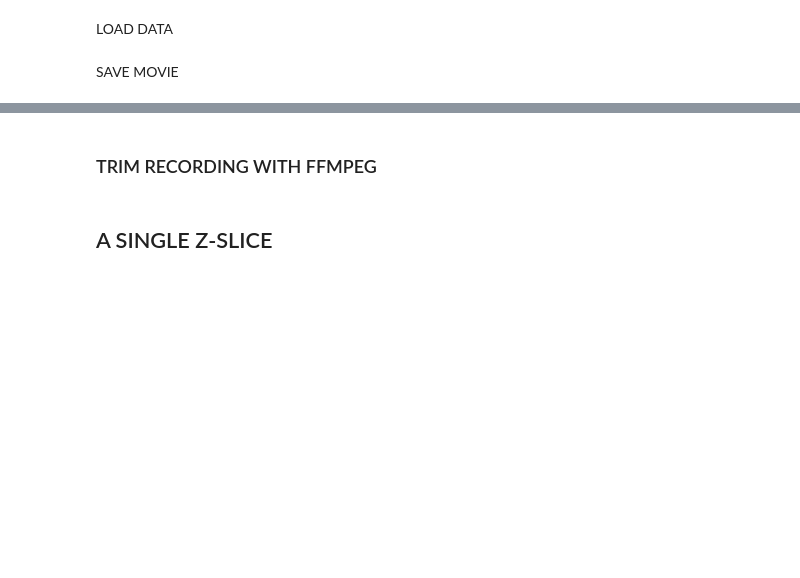
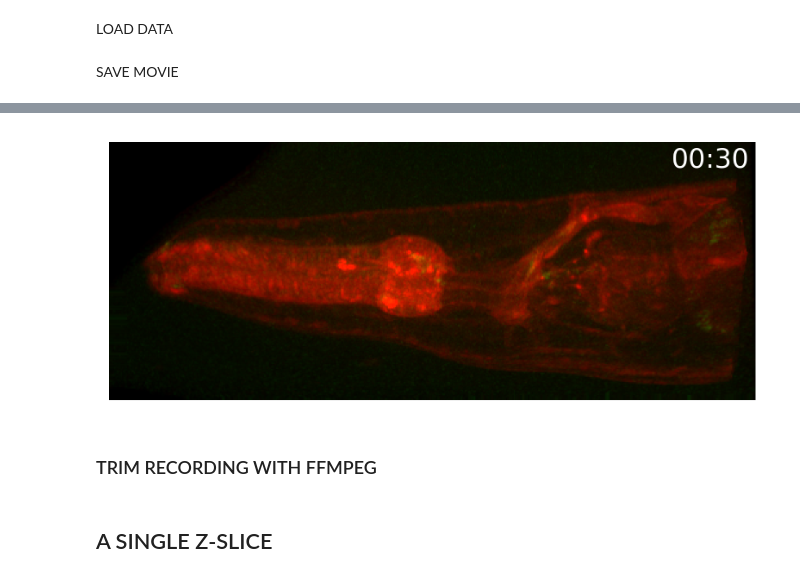
Before and after one commit to MunibH/g5ht-pipeline, a Jupyter notebook: reg_microfilm.ipynb, the cells around one changed output, grey strips where cells are left out. Saved outputs shown, nothing was run; the diff lists cells and outputs as text; code cells hidden in the pictures; blank space fills up the shorter version.

```diff
--- a/reg_microfilm.ipynb
+++ b/reg_microfilm.ipynb
@@ -551,19 +551,18 @@ from microfilm.microplot import Microimage
 
 plt.close('all')
 
-# DATA_PTH = r'D:\DATA\g5ht-free\20251028\date-20251028_time-1500_strain-ISg5HT_condition-starvedpatch_worm001'
-# DATA_PTH = r'D:\DATA\g5ht-free\20251223\date-20251223_strain-ISg5HT_condition-starvedpatch_worm005'
-DATA_PTH = r'D:\DATA\g5ht-free\20260123\date-20260123_strain-ISg5HT-nsIS180_condition-fedpatch_worm004'
+DATA_PTH = r'C:\Users\munib\POSTDOC\DATA\g5ht-free\20251028\date-20251028_time-1500_strain-ISg5HT_condition-starvedpatch_worm001'
 
-REG_DIR =  'registered_elastix'
-# REG_DIR =  'registered_gfp+1'
-# REG_DIR = 'wholistic_registered_smooth-0.02_patch-9_dynamic-40'
-# REG_DIR = 'wholistic_registered_smooth-0.1_patch-5_dynamic-20'
-# REG_DIR = 'wholistic_registered_smooth-0.05_patch-15_dynamic-10'
-# REG_DIR = 'wholistic_registered_smooth-0.05_patch-11_dynamic-100'
-# REG_DIR = 'wholistic_registered_smooth-0.05_patch-10'
-# REG_DIR = 'wholistic_registered_smooth-0.05_patch-10_gfp+1'
+# REG_DIR = 'registered_elastix'
 # REG_DIR = 'registered_wholistic_smooth-0.200_patch-7'
+# REG_DIR = 'bleach_corrected_RFP_block'
+REG_DIR = 'wholistic_registered_smooth-1.000_patch-9'
+# REG_DIR = 'registered_elastix_zoom3'
+
+if 'zoom' in REG_DIR:
+    zoom = 1/3
+else:
+    zoom = 1 #1/3 # 3
 
 reg_contents = glob.glob(os.path.join(DATA_PTH,REG_DIR,'*.tif')) # each tif stack is of size ZCHW
 reg_contents = sorted(reg_contents, key=lambda x: int(os.path.basename(x).split('.')[0]))
@@ -573,8 +572,10 @@ T = len(reg_contents)
 
 mip = np.zeros((2,T,H,W)) # CTHW
 for i in tqdm(range(T)):
-    mip[:,i,:,:] = np.max(tifffile.imread(reg_contents[i]), axis=0) #CTHW
-    # mip[:,i,:,:] = tifffile.imread(reg_contents[i])[13,:,:,:
+    temp = ndi.zoom(tifffile.imread(reg_contents[i]), zoom=(zoom,1,1,1)) # ZCHW
+
+    mip[:,i,:,:] = np.max(temp, axis=0) #CTHW
+    # mip[:,i,:,:] = tifffile.imread(reg_contents[i])[13,:,:,]
 # %% [markdown]
 SAVE MOVIE
 # %%
@@ -582,7 +583,7 @@ OUT_DIR = 'reg_vids'
 if not os.path.exists(os.path.join(DATA_PTH,OUT_DIR)):
     os.makedirs(os.path.join(DATA_PTH,OUT_DIR))
 
-OUT_FN = 'mip-reg-elx.mp4'
+OUT_FN = 'mip-reg-elx+who.mp4'
 # OUT_FN = 'mip-reg-elx_gfp+1.mp4'
 # OUT_FN = 'mip-reg-who_smooth-0.02_patch-9-dynamic-40.mp4'
 # OUT_FN = 'mip-reg-who_smooth-0.1_patch-5-dynamic-20.mp4'
@@ -598,3 +599,4 @@ anim = Microanim(
     rescale_type='limits', limits=[[0,256],[0,800]])
 anim.add_time_stamp(unit='mmm', unit_per_frame=533, location='upper right', time_format='MM:SS')
 anim.save_movie(os.path.join(DATA_PTH,OUT_DIR,OUT_FN), quality=10, fps=7)
+# %% [output]
@@ -601,3 +604,4 @@ anim.save_movie(os.path.join(DATA_PTH,OUT_DIR,OUT_FN), quality=10, fps=7)
+[figure, added]
 # %% [markdown]
 ### TRIM RECORDING WITH FFMPEG
 # %%
```
Also changed, not shown: parts of 1 cell of this notebook, 1 other file.
